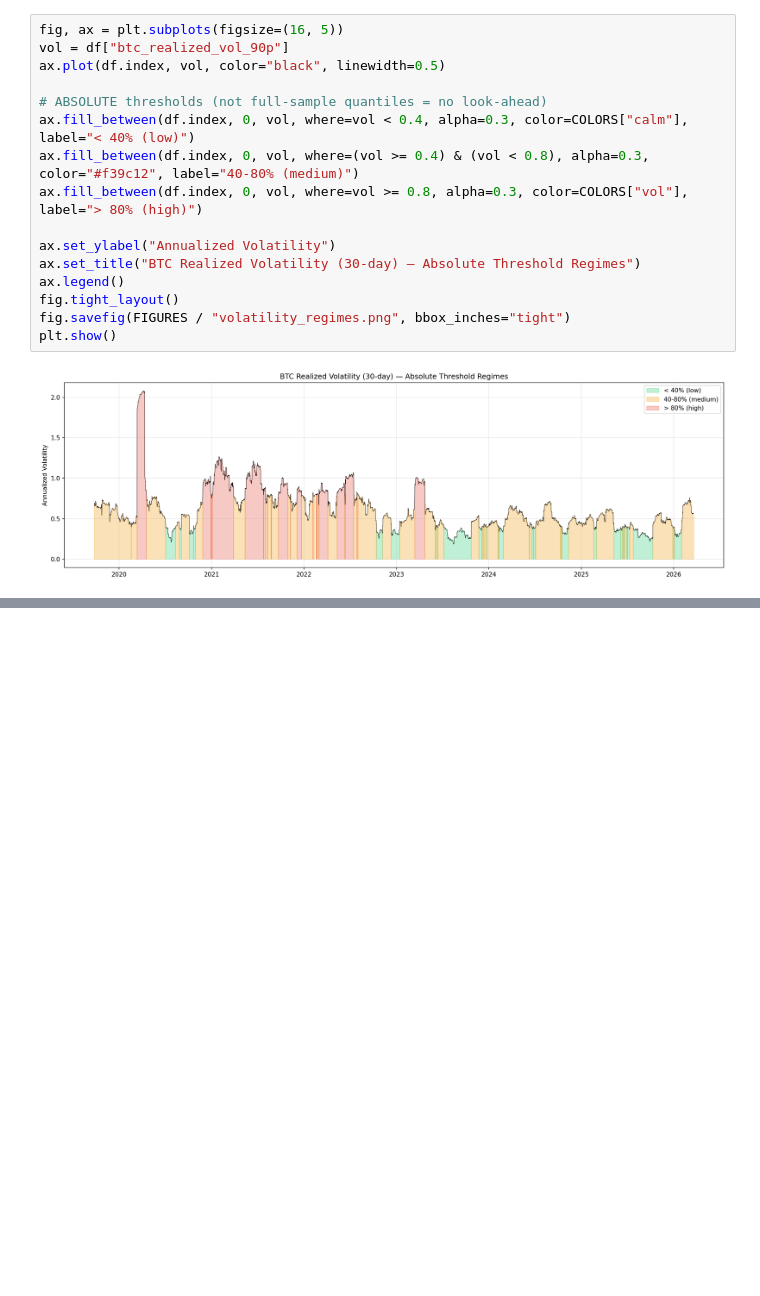
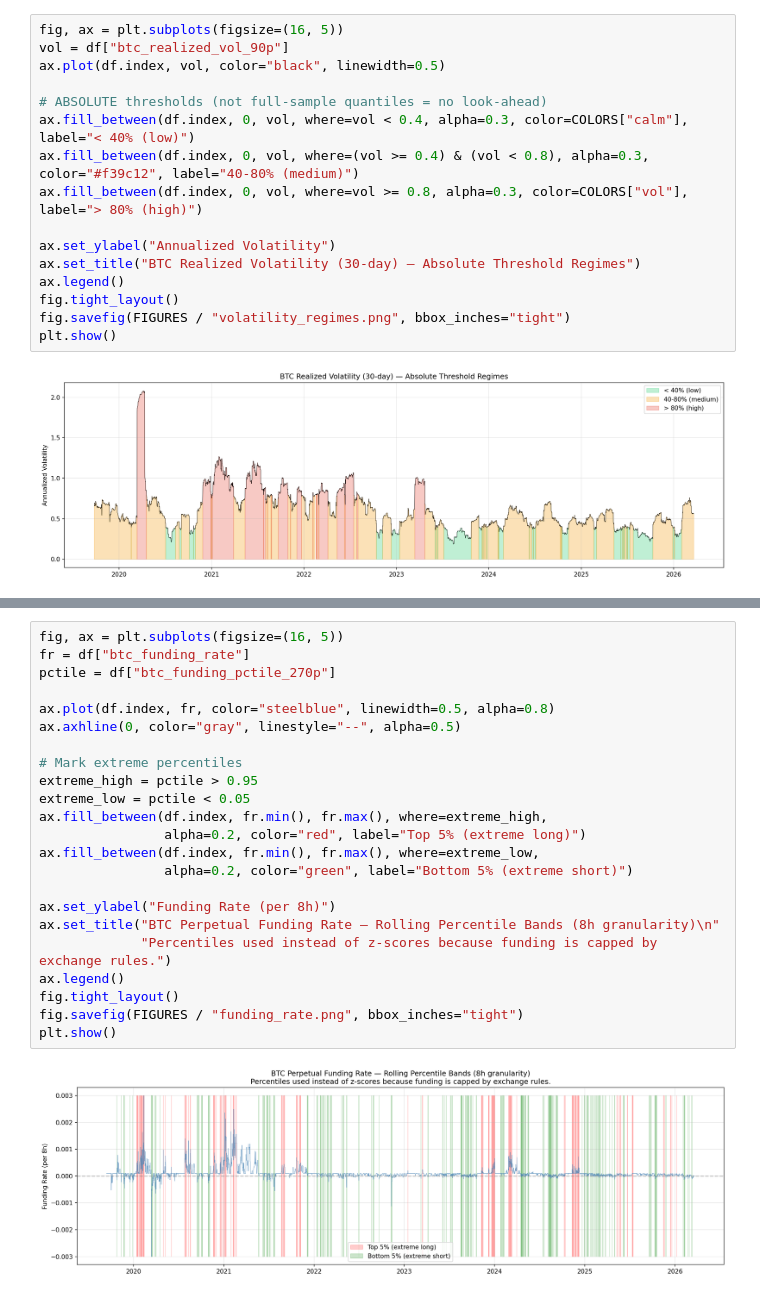
Before and after one commit to Zekhayoub/crypto-volatility-analyzer, a Jupyter notebook: notebooks/eda.ipynb, the cells around one changed output, grey strips where cells are left out. Cells and saved outputs as stored; diff of their text form; blank space fills up the shorter version.

Commit message:
feat: add funding rate analysis with rolling percentile bands

```diff
--- a/notebooks/eda.ipynb
+++ b/notebooks/eda.ipynb
@@ -85,0 +88,25 @@ plt.show()
+# %%
+fig, ax = plt.subplots(figsize=(16, 5))
+fr = df["btc_funding_rate"]
+pctile = df["btc_funding_pctile_270p"]
+
+ax.plot(df.index, fr, color="steelblue", linewidth=0.5, alpha=0.8)
+ax.axhline(0, color="gray", linestyle="--", alpha=0.5)
+
+# Mark extreme percentiles
+extreme_high = pctile > 0.95
+extreme_low = pctile < 0.05
+ax.fill_between(df.index, fr.min(), fr.max(), where=extreme_high,
+                alpha=0.2, color="red", label="Top 5% (extreme long)")
+ax.fill_between(df.index, fr.min(), fr.max(), where=extreme_low,
+                alpha=0.2, color="green", label="Bottom 5% (extreme short)")
+
+ax.set_ylabel("Funding Rate (per 8h)")
+ax.set_title("BTC Perpetual Funding Rate — Rolling Percentile Bands (8h granularity)\n"
+             "Percentiles used instead of z-scores because funding is capped by exchange rules.")
+ax.legend()
+fig.tight_layout()
+fig.savefig(FIGURES / "funding_rate.png", bbox_inches="tight")
+plt.show()
+# %% [output]
+[figure, added]
```
Also changed, not shown: parts of 1 cell of this notebook, 1 other file.
